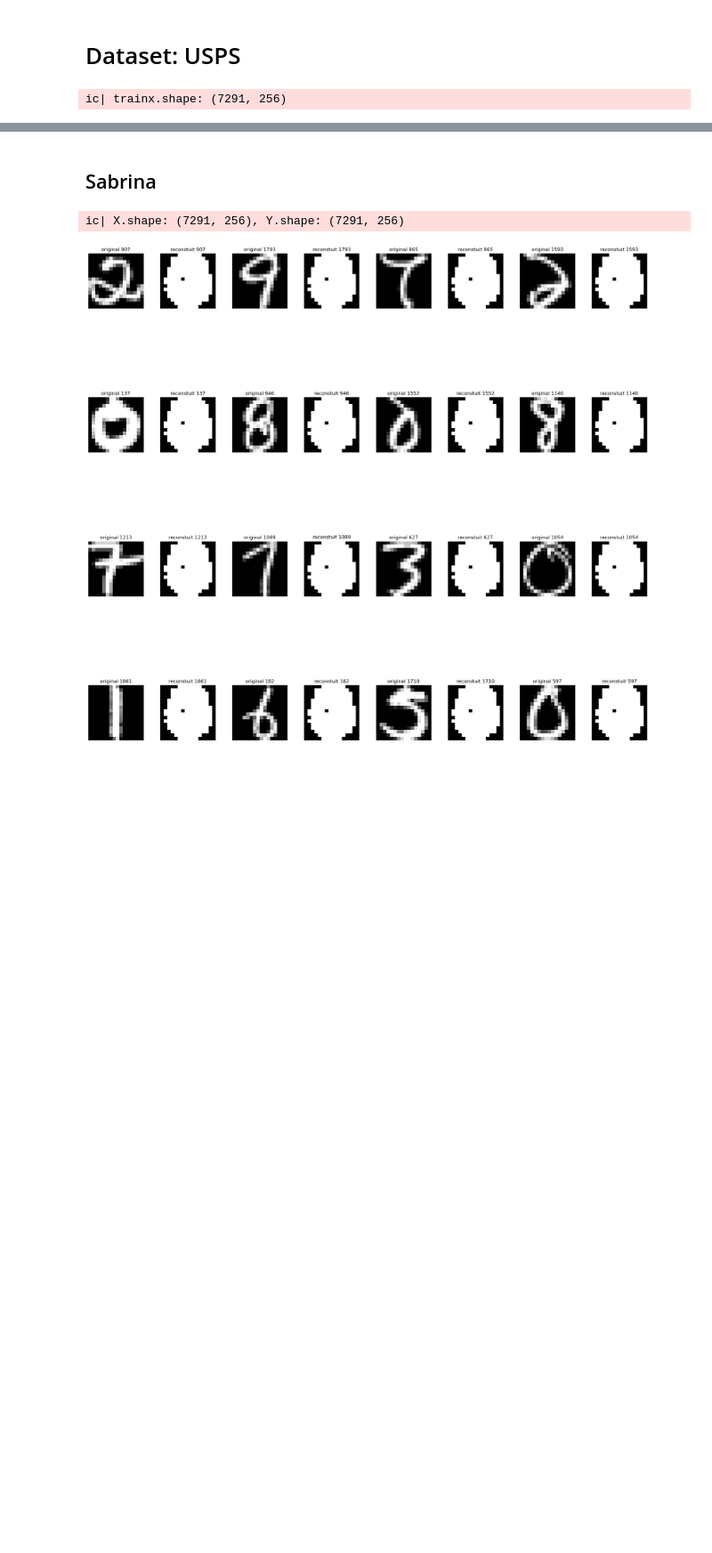
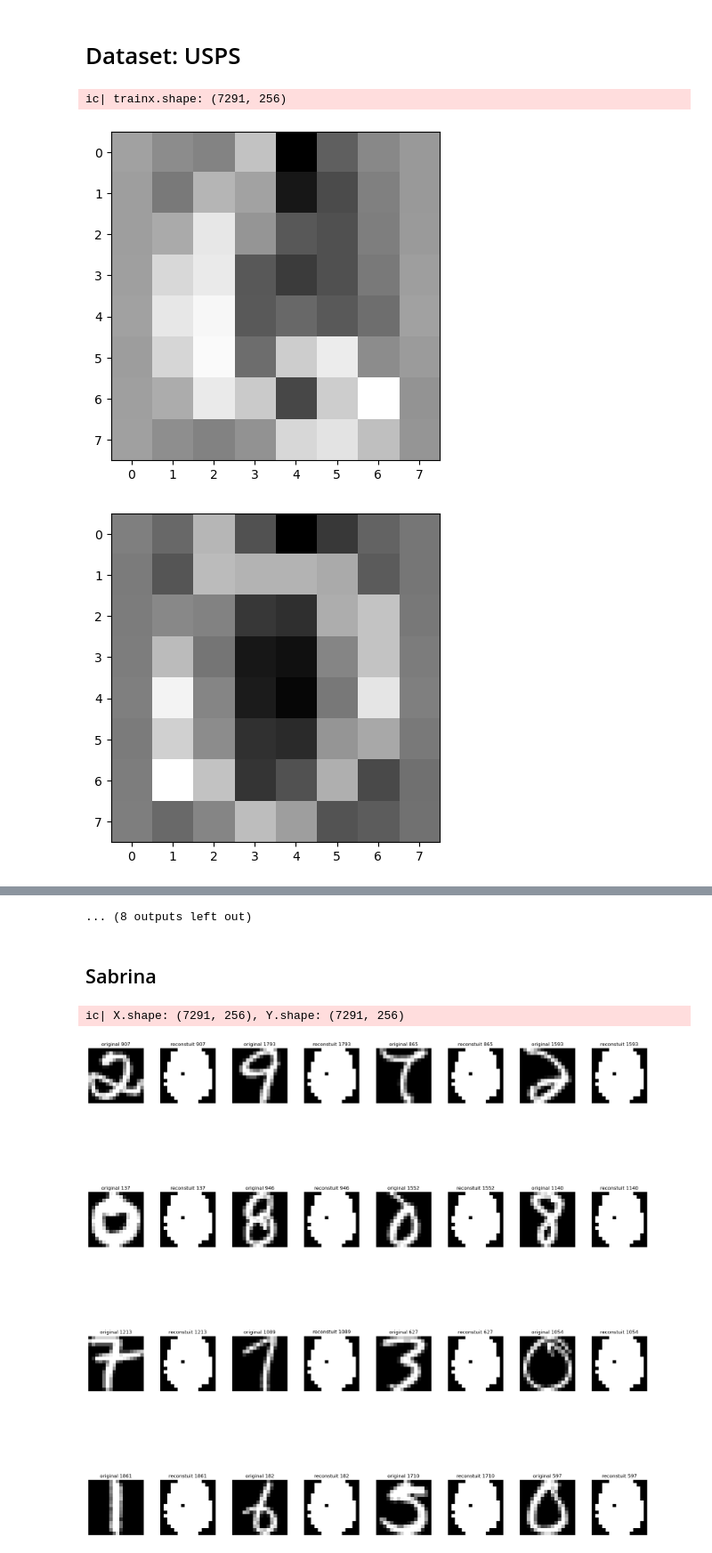
Before and after one commit to MaoucheMounir/Projet-ML-Neural_Network_from_scratch, a Jupyter notebook: tests_autoencodeur.ipynb, the cells around one changed output, grey strips where cells are left out. Shown at 89% size. Cells and saved outputs as stored; diff of their text form; code cells hidden in the pictures; blank space fills up the shorter version.

```diff
--- a/tests_autoencodeur.ipynb
+++ b/tests_autoencodeur.ipynb
@@ -99,3 +144,10 @@ ic(trainx.shape)
 np.random.seed(0)
 # %% [output]
 ic| trainx.shape: (7291, 256)
+# %%
+for i in range(20):
+    plt.imshow(X_train[i].reshape((8,8)), cmap='grey')
+    plt.show()
+# %% [output]
+[figure, added]
+[figure, added]
@@ -102,3 +164,4 @@ ic| trainx.shape: (7291, 256)
+... (8 outputs left out)
 # %% [markdown]
 ## Sabrina
 # %%
```
Also changed, not shown: parts of 9 cells of this notebook, 1 other file.
